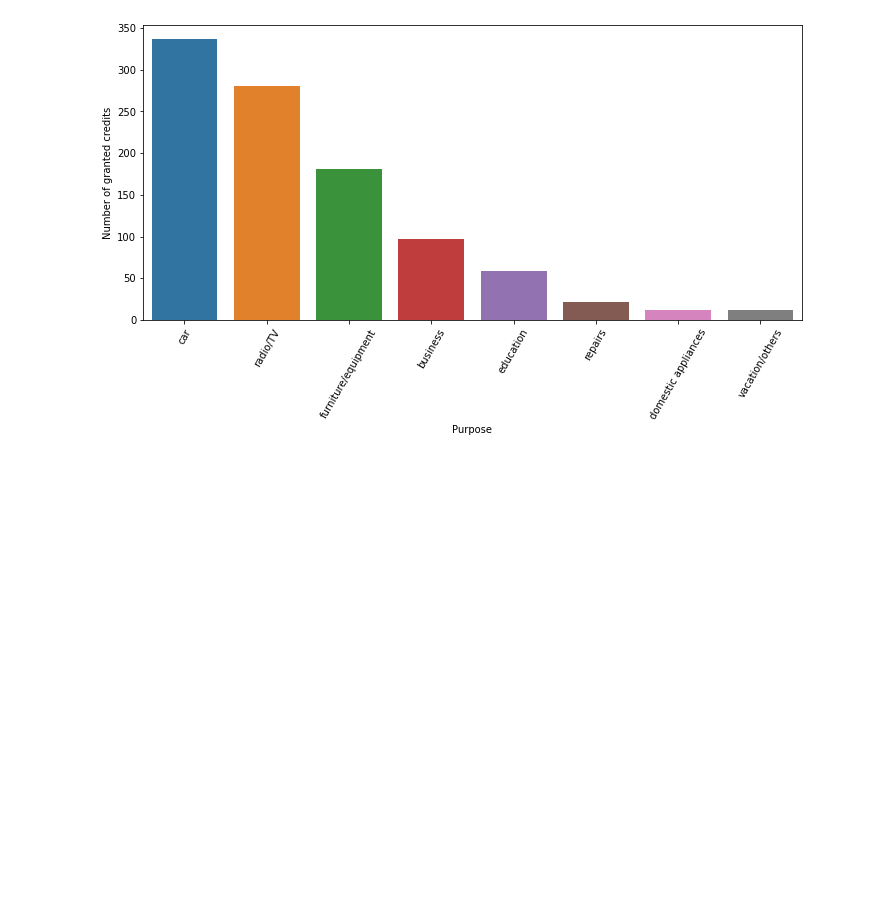
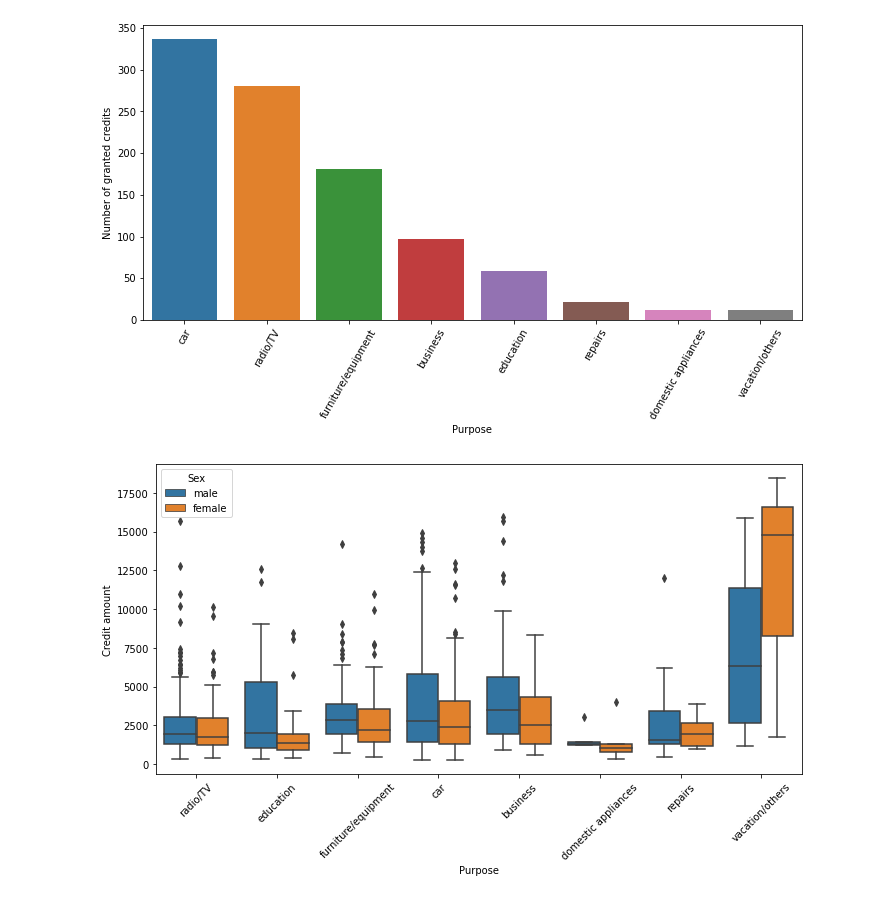
Before and after one commit to bor20/credit, a Jupyter notebook: credit.ipynb, the cells around one changed output. Cells and saved outputs as stored; diff of their text form; code cells hidden in the pictures; blank space fills up the shorter version.

```diff
--- a/credit.ipynb
+++ b/credit.ipynb
@@ -169,3 +169,14 @@ plt.ylabel("Number of granted credits")
 plt.tight_layout()
 # %% [output]
 [figure]
+# %%
+def boxes(x,y,h,r=45):
+    fig, ax = plt.subplots(figsize=(10,6))
+    box = sns.boxplot(x=x,y=y, hue=h, data=data)
+    box.set_xticklabels(box.get_xticklabels(), rotation=r)
+    fig.subplots_adjust(bottom=0.2)
+    plt.tight_layout()
+# %%
+boxes("Purpose","Credit amount","Sex")
+# %% [output]
+[figure, added]
```
Also changed, not shown: parts of 12 cells of this notebook.
